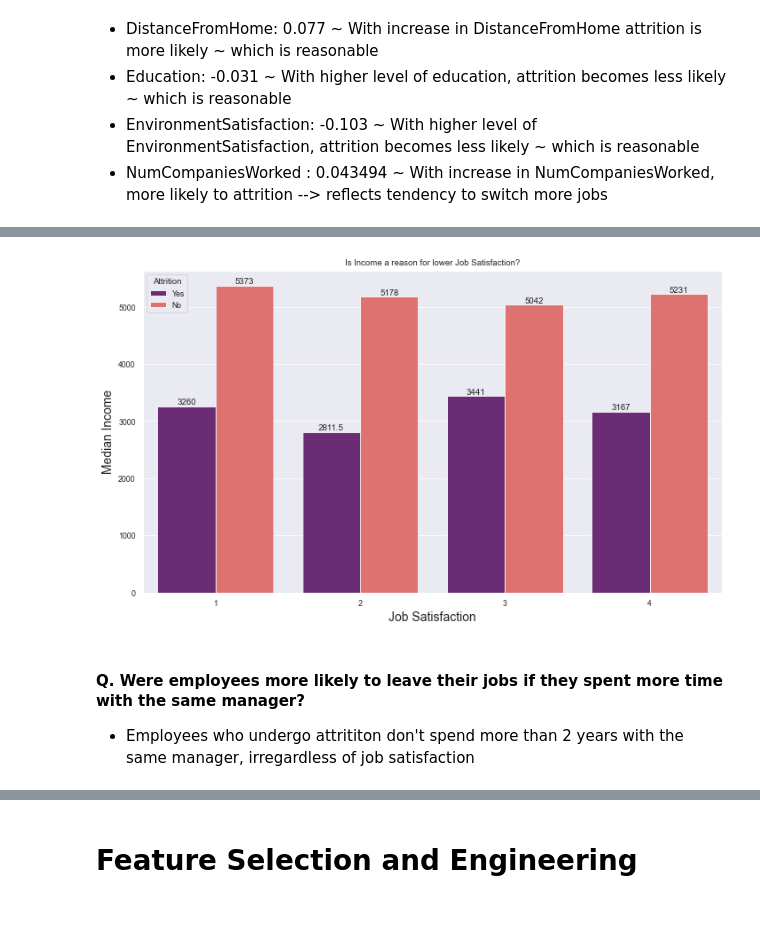
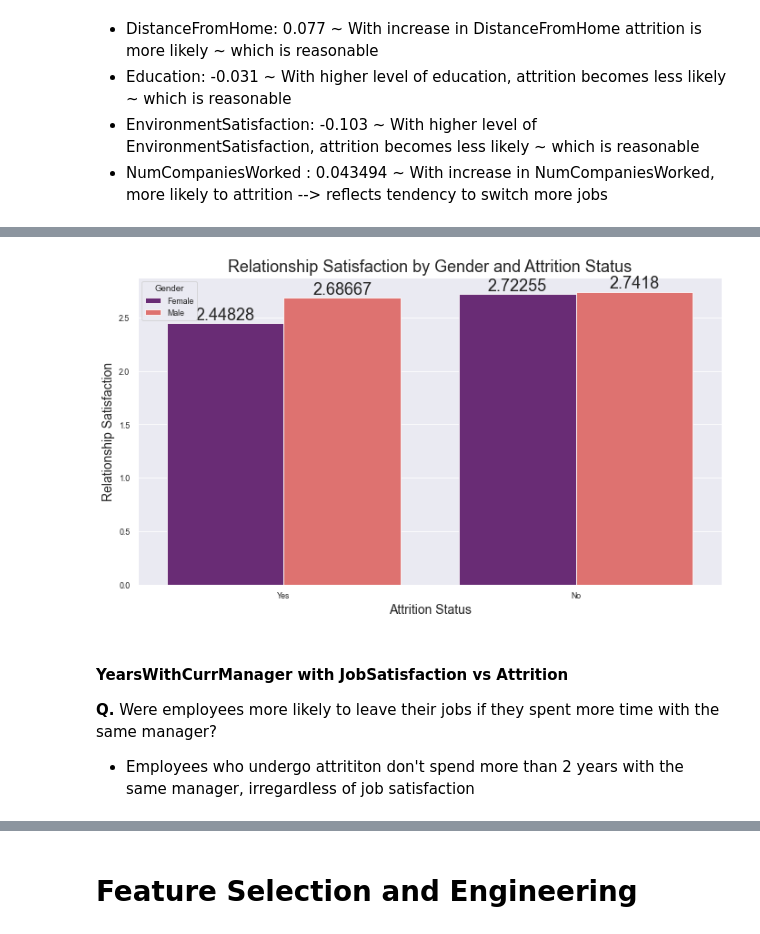
Before and after one commit to contactmansi/workoutdata, a Jupyter notebook: _notebooks/2021-11-25-Employee Churn Prediction - HR Analytics.ipynb, the cells around one changed output, grey strips where cells are left out. Saved outputs shown, nothing was run; the diff lists cells and outputs as text; code cells hidden in the pictures.

```diff
--- a/_notebooks/2021-11-25-Employee Churn Prediction - HR Analytics.ipynb
+++ b/_notebooks/2021-11-25-Employee Churn Prediction - HR Analytics.ipynb
@@ -63,9 +63,8 @@ warnings.filterwarnings('ignore')
 # %% [markdown]
 ## Data Overview
 # %%
-d = pd.read_csv('../data/employee_attrition_ibm_data.csv', index_col='EmployeeNumber')
-d_orig = d.copy()
-display(d.shape, d.head(2))
+data = pd.read_csv('../data/employee_attrition_ibm_data.csv', index_col='EmployeeNumber')
+display(data.shape, data.head(2))
 # %% [output]
 (1470, 34)
 |  | Age | Attrition | BusinessTravel | DailyRate | Department | DistanceFromHome | Education | ... |
@@ -171,7 +164,7 @@ findfont: Font family ['AppleGothic'] not found. Falling back to DejaVu Sans.
 '''Setting default layouts for all plots'''
 # setting a default figure size
 fig_size = plt.rcParams["figure.figsize"]
-fig_size[0] = 8
+fig_size[0] = 10
 fig_size[1] = 6
 plt.rcParams["figure.figsize"] = fig_size
 
@@ -194,9 +188,9 @@ sns.set_context("paper", font_scale=1)
 # %%
 # Plot Option 1
-plt.title('Average Income by Department \n and Attrition Status')
-plots = sns.barplot(x="Attrition", y="MonthlyIncome", hue="Department", order = ['No','Yes'],data=d, palette = 'magma', ci=None)
+plt.title('Average Income by Department \n and Attrition Status', size=18)
+plots = sns.barplot(x="Attrition", y="MonthlyIncome", hue="Department", order = ['No','Yes'],data = data, palette = 'magma', ci=None)
 for container in plots.containers:
-  plt.bar_label(container)
+    plt.bar_label(container)
 plt.xlabel("Department", size=14)
 plt.ylabel("Average Income", size=14)
 plt.show()
@@ -205,5 +247,4 @@ plt.show()
 # %%
-data = d
 daily_r = data[['JobRole', 'Attrition', 'EnvironmentSatisfaction']]
 gp = ggplot(daily_r, aes(
     x='JobRole', y='EnvironmentSatisfaction', color='Attrition')) + facet_wrap(['Attrition']) + coord_flip() + theme_seaborn() + theme(
@@ -225,18 +262,17 @@ Managers and healthcare representatives operate in a less stressful atmosphere t
 # %%
-# Plot Option 1: Q2: Is Income a reason for lower Job Satisfaction?
-sns.set_style('darkgrid')
 plt.figure(figsize = (10, 6), tight_layout=True)
-plt.title('Is Income a reason for lower Job Satisfaction?')
-plots = sns.barplot(y="MonthlyIncome", x="JobSatisfaction", hue="Attrition", data=data, palette = 'magma',  estimator=np.median, ci=None)
+plt.title('Relationship Satisfaction by Gender and Attrition Status', size=18)
+plots = sns.barplot(x="Attrition", y="RelationshipSatisfaction", hue="Gender", order = ['Yes','No'], data=data, palette = 'magma', ci=None)
 for container in plots.containers:
-  plt.bar_label(container)
-plt.xlabel("Job Satisfaction", size=14)
-plt.ylabel("Median Income", size=14)
+    plt.bar_label(container)
+plt.xlabel("Attrition Status", size=14)
+plt.ylabel("Relationship Satisfaction", size=14)
 plt.show()
 # %% [output]
-[figure, old version]
+[figure, new version]
 # %% [markdown]
-#### Q. Were employees more likely to leave their jobs if they spent more time with the same manager?
+#### YearsWithCurrManager with JobSatisfaction vs Attrition
+**Q.** Were employees more likely to leave their jobs if they spent more time with the same manager?
 - Employees who undergo attrititon don't spend more than 2 years with the same manager, irregardless of job satisfaction
 # %%
 # ManagerExperience + JobSatisfaction
```
Also changed, not shown: parts of 37 cells of this notebook.
